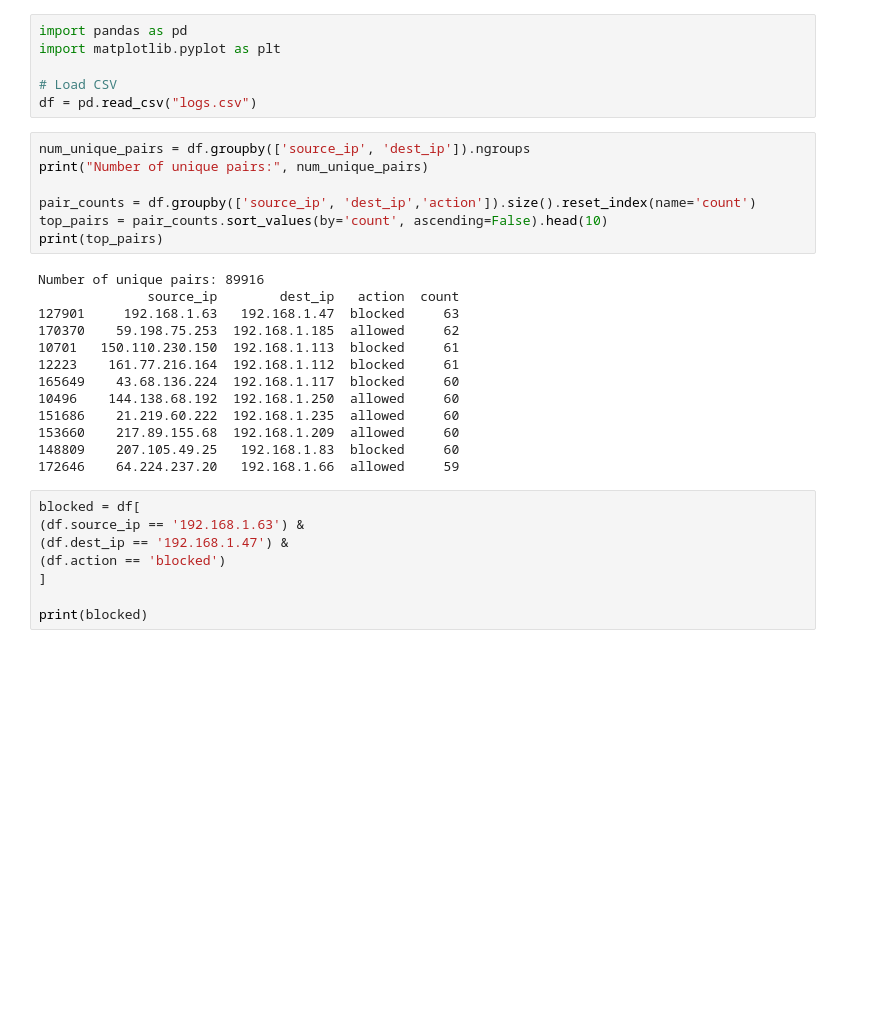
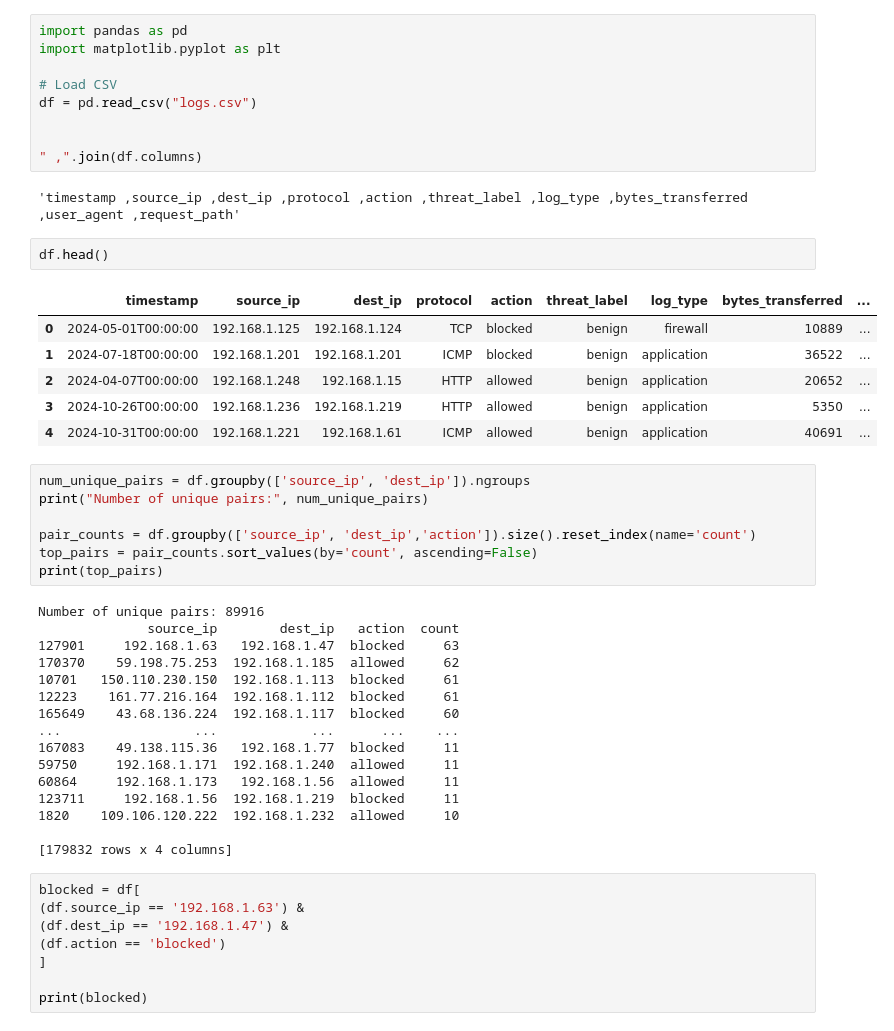
Before and after one commit to ubiieta/ciberWeb, a Jupyter notebook: scripts/logs.ipynb, the cells around one changed output. Drawn from its saved outputs; the diff is of its cells as text; blank space fills up the shorter version.

```diff
--- a/scripts/logs.ipynb
+++ b/scripts/logs.ipynb
@@ -4,12 +4,26 @@ import matplotlib.pyplot as plt
 
 # Load CSV
 df = pd.read_csv("logs.csv")
+
+
+" ,".join(df.columns)
+# %% [output]
+'timestamp ,source_ip ,dest_ip ,protocol ,action ,threat_label ,log_type ,bytes_transferred ,user_agent ,request_path'
+# %%
+df.head()
+# %% [output]
+|  | timestamp | source_ip | dest_ip | protocol | action | threat_label | log_type | bytes_transferred | ... |
+| 0 | 2024-05-01T00:00:00 | 192.168.1.125 | 192.168.1.124 | TCP | blocked | benign | firewall | 10889 | ... |
+| 1 | 2024-07-18T00:00:00 | 192.168.1.201 | 192.168.1.201 | ICMP | blocked | benign | application | 36522 | ... |
+| 2 | 2024-04-07T00:00:00 | 192.168.1.248 | 192.168.1.15 | HTTP | allowed | benign | application | 20652 | ... |
+| 3 | 2024-10-26T00:00:00 | 192.168.1.236 | 192.168.1.219 | HTTP | allowed | benign | application | 5350 | ... |
+| 4 | 2024-10-31T00:00:00 | 192.168.1.221 | 192.168.1.61 | ICMP | allowed | benign | application | 40691 | ... |
 # %%
 num_unique_pairs = df.groupby(['source_ip', 'dest_ip']).ngroups
 print("Number of unique pairs:", num_unique_pairs)
 
 pair_counts = df.groupby(['source_ip', 'dest_ip','action']).size().reset_index(name='count')
-top_pairs = pair_counts.sort_values(by='count', ascending=False).head(10)
+top_pairs = pair_counts.sort_values(by='count', ascending=False)
 print(top_pairs)
 # %% [output]
 Number of unique pairs: 89916
@@ -19,11 +33,14 @@ Number of unique pairs: 89916
 10701   150.110.230.150  192.168.1.113  blocked     61
 12223    161.77.216.164  192.168.1.112  blocked     61
 165649    43.68.136.224  192.168.1.117  blocked     60
-10496    144.138.68.192  192.168.1.250  allowed     60
-151686    21.219.60.222  192.168.1.235  allowed     60
-153660    217.89.155.68  192.168.1.209  allowed     60
-148809    207.105.49.25   192.168.1.83  blocked     60
-172646    64.224.237.20   192.168.1.66  allowed     59
+...                 ...            ...      ...    ...
+167083    49.138.115.36   192.168.1.77  blocked     11
+59750     192.168.1.171  192.168.1.240  allowed     11
+60864     192.168.1.173   192.168.1.56  allowed     11
+123711     192.168.1.56  192.168.1.219  blocked     11
+1820    109.106.120.222  192.168.1.232  allowed     10
+
+[179832 rows x 4 columns]
 # %%
 blocked = df[
 (df.source_ip == '192.168.1.63') &
```
Also changed, not shown: parts of 1 cell of this notebook.
